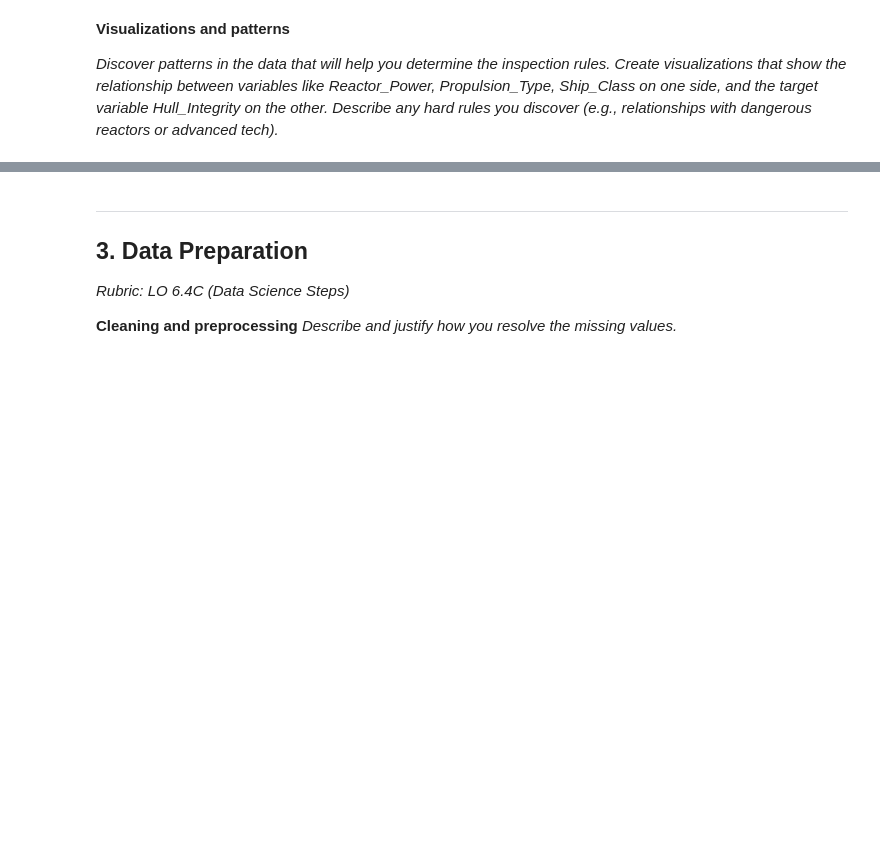
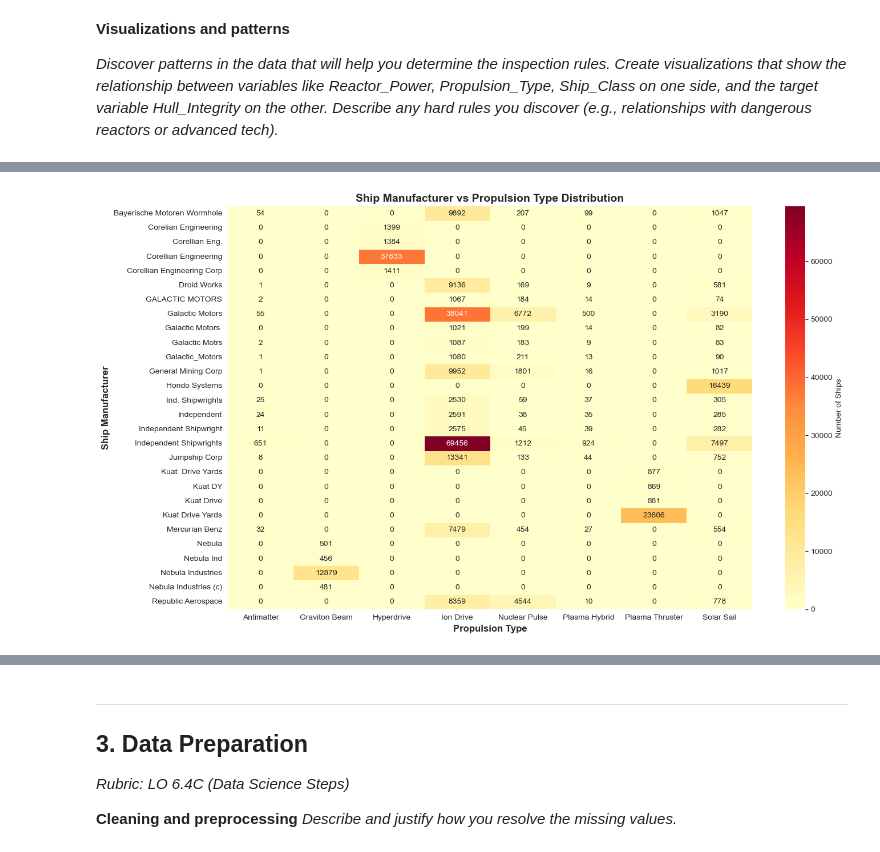
Before and after one commit to SidneyFel/The-Secret-Weapons, a Jupyter notebook: assignment_template_it2.ipynb, the cells around one changed output, grey strips where cells are left out. Saved outputs shown, nothing was run; the diff lists cells and outputs as text; code cells hidden in the pictures; blank space fills up the shorter version.

```diff
--- a/assignment_template_it2.ipynb
+++ b/assignment_template_it2.ipynb
@@ -105,0 +157,18 @@ df_inspections.head(5)
+# %%
+# Manufacturer vs Propulsion Type Analysis
+fig, ax = plt.subplots(figsize=(14, 8))
+
+# Create crosstab of manufacturer and propulsion type
+mfg_prop = pd.crosstab(df['Ship_Manufacturer'], df['Propulsion_Type'])
+
+# Create heatmap
+sns.heatmap(mfg_prop, annot=True, fmt='d', cmap='YlOrRd', cbar_kws={'label': 'Number of Ships'}, ax=ax)
+
+ax.set_title('Ship Manufacturer vs Propulsion Type Distribution', fontsize=14, fontweight='bold')
+ax.set_xlabel('Propulsion Type', fontsize=12, fontweight='bold')
+ax.set_ylabel('Ship Manufacturer', fontsize=12, fontweight='bold')
+
+plt.tight_layout()
+plt.show()
+# %% [output]
+[figure, added]
```
Also changed, not shown: parts of 13 cells of this notebook.
